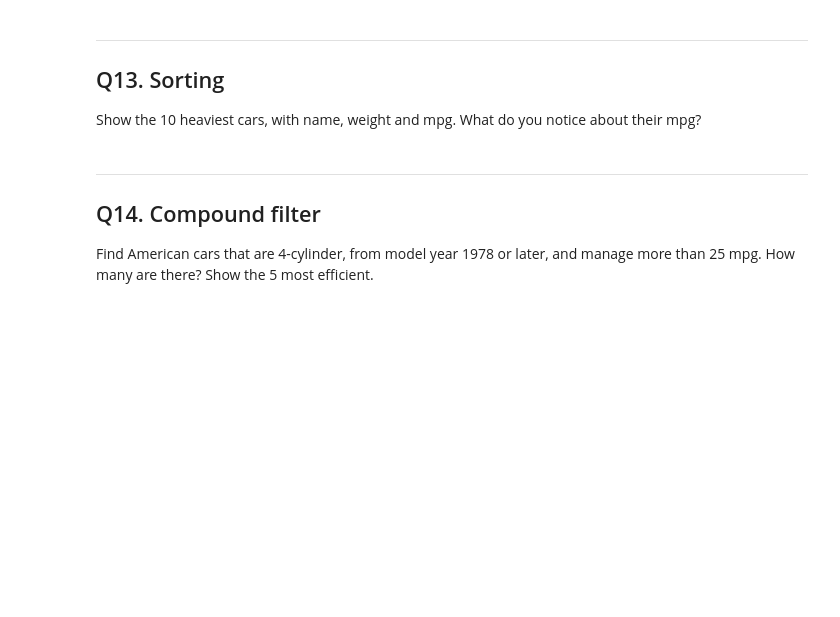
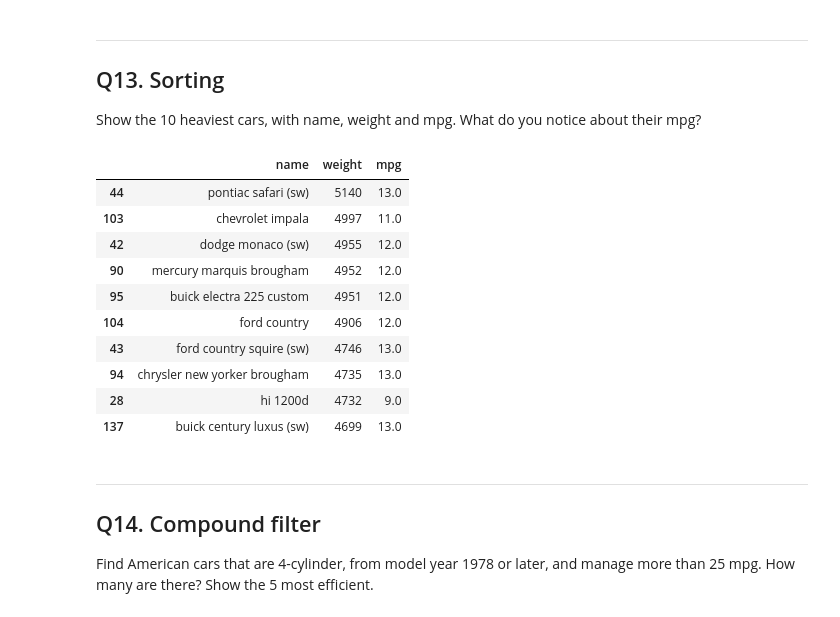
Before and after one commit to Dikshita-Bhaskar/Introduction-to-ML, a Jupyter notebook: Assignments/Pandas_assignment_3.ipynb, the cells around one changed output. Saved outputs shown, nothing was run; the diff lists cells and outputs as text; code cells hidden in the pictures; blank space fills up the shorter version.

```diff
--- a/Assignments/Pandas_assignment_3.ipynb
+++ b/Assignments/Pandas_assignment_3.ipynb
@@ -276,6 +313,19 @@ not just the number.
 Show the 10 heaviest cars, with name, weight and mpg. What do you notice about their mpg?
 # %%
 # your code here
+cars.sort_values('weight', ascending=False)[['name','weight','mpg']].head(10)
+# %% [output]
+|  | name | weight | mpg |
+| 44 | pontiac safari (sw) | 5140 | 13.0 |
+| 103 | chevrolet impala | 4997 | 11.0 |
+| 42 | dodge monaco (sw) | 4955 | 12.0 |
+| 90 | mercury marquis brougham | 4952 | 12.0 |
+| 95 | buick electra 225 custom | 4951 | 12.0 |
+| 104 | ford country | 4906 | 12.0 |
+| 43 | ford country squire (sw) | 4746 | 13.0 |
+| 94 | chrysler new yorker brougham | 4735 | 13.0 |
+| 28 | hi 1200d | 4732 | 9.0 |
+| 137 | buick century luxus (sw) | 4699 | 13.0 |
 # %% [markdown]
 ---
 ## Q14. Compound filter
```
Also changed, not shown: parts of 11 cells of this notebook, 15 other files.
